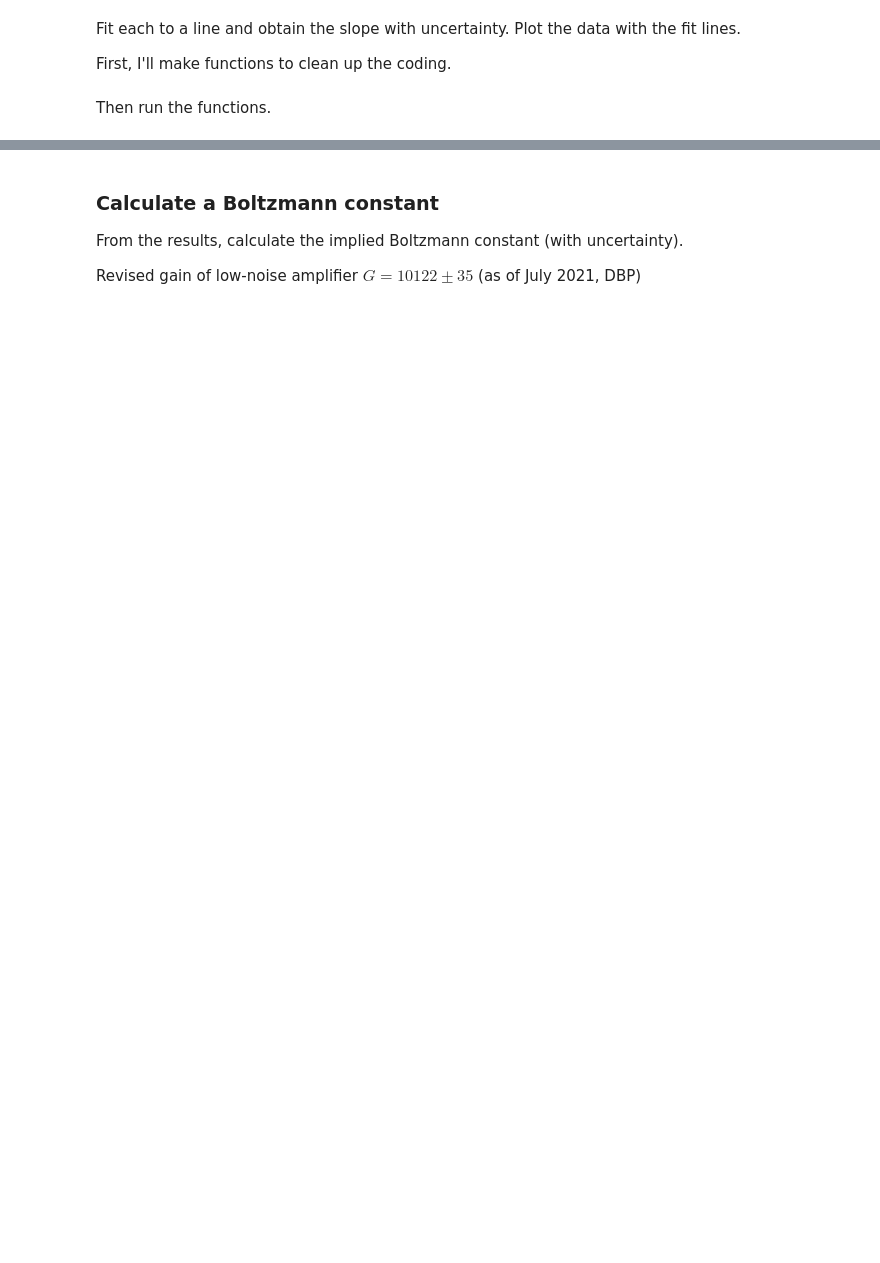
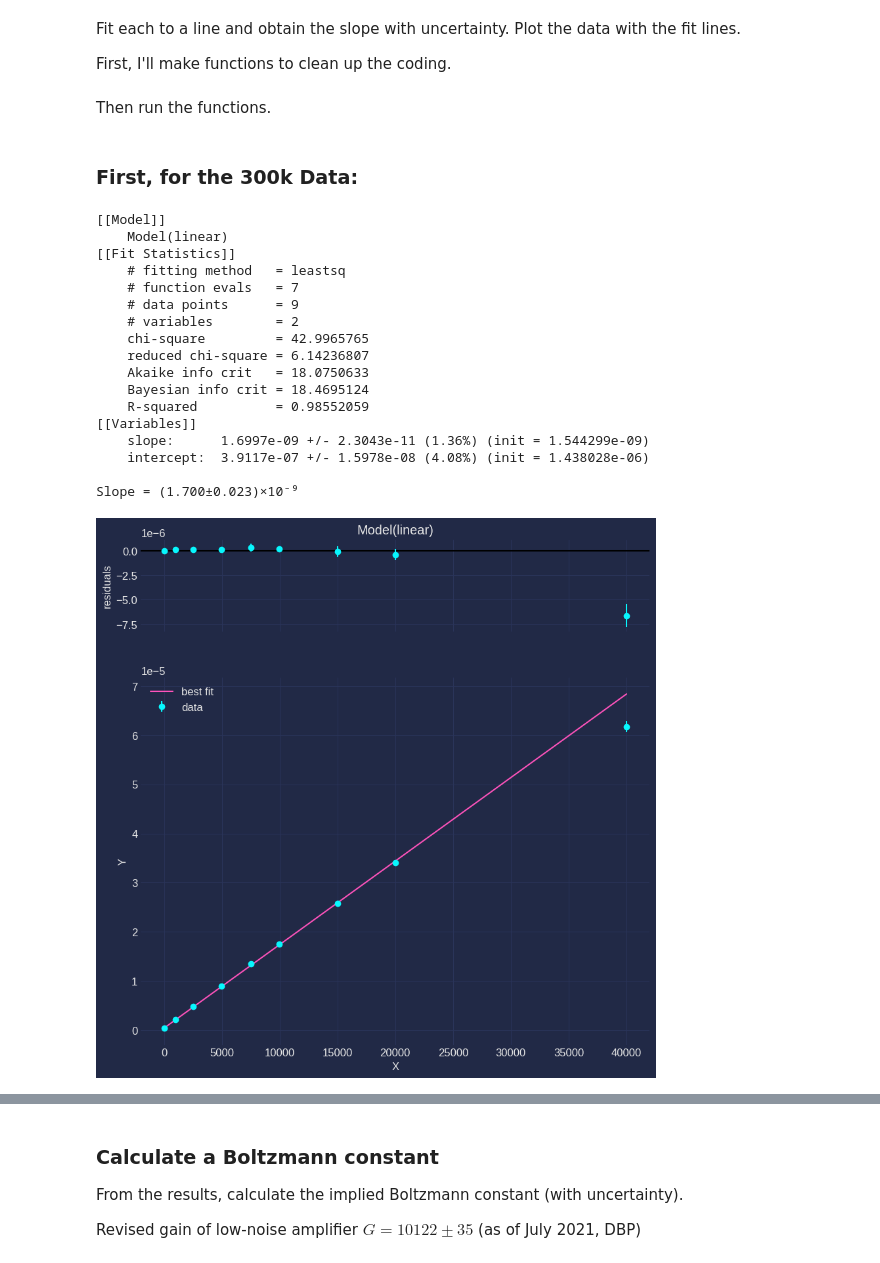
Before and after one commit to nattitanic/phys431, a Jupyter notebook: johnson-and-shot-noise-main/Noise Analysis (template, 2024).ipynb, the cells around one changed output, grey strips where cells are left out. Drawn from its saved outputs; the diff is of its cells as text; code cells hidden in the pictures; blank space fills up the shorter version.

```diff
--- a/johnson-and-shot-noise-main/Noise Analysis (template, 2024).ipynb
+++ b/johnson-and-shot-noise-main/Noise Analysis (template, 2024).ipynb
@@ -278,15 +482,42 @@ def get_uslope(params):
     return unc.ufloat(params['slope'].value, params['slope'].stderr)
 # %% [markdown]
 Then run the functions.
+# %% [markdown]
+### First, for the 300k Data:
 # %%
 ## Use the functions above to run the fit for the modified 295K data
 ## and save the fit parameters.  Then pull out the slope
 ## Here is how you would use the above functions with the example data:
 
 # Run the fit
-example_fit_params = line_fit_and_plot(position,wavelength,
-                                       xlabel='Carriage position (cm)',ylabel='Emission wavelength (nm)')
+# example_fit_params = line_fit_and_plot(position,wavelength,
+#                                        xlabel='Carriage position (cm)',ylabel='Emission wavelength (nm)')
+
+J_294_fit_params = line_fit_and_plot(J_294['R (ohms)'],
+                                     unp.nominal_values(J_294['Vms (V)']),
+                                     unp.std_devs(J_294['Vms (V)']),)
+
 
 # Obtain the slope and its uncertainty into an uncertainty object
-slope_with_uncertainty = get_uslope(example_fit_params)
+# slope_with_uncertainty = get_uslope(example_fit_params)
+slope_with_uncertainty = get_uslope(J_294_fit_params)
 print('\nSlope = {:.2uP}'.format(slope_with_uncertainty))
+# %% [output]
+[[Model]]
+    Model(linear)
+[[Fit Statistics]]
+    # fitting method   = leastsq
+    # function evals   = 7
+    # data points      = 9
+    # variables        = 2
+    chi-square         = 42.9965765
+    reduced chi-square = 6.14236807
+    Akaike info crit   = 18.0750633
+    Bayesian info crit = 18.4695124
+    R-squared          = 0.98552059
+[[Variables]]
+    slope:      1.6997e-09 +/- 2.3043e-11 (1.36%) (init = 1.544299e-09)
+    intercept:  3.9117e-07 +/- 1.5978e-08 (4.08%) (init = 1.438028e-06)
+
+Slope = (1.700±0.023)×10⁻⁹
+[figure, added]
```
Also changed, not shown: parts of 68 cells of this notebook, 57 other files.
